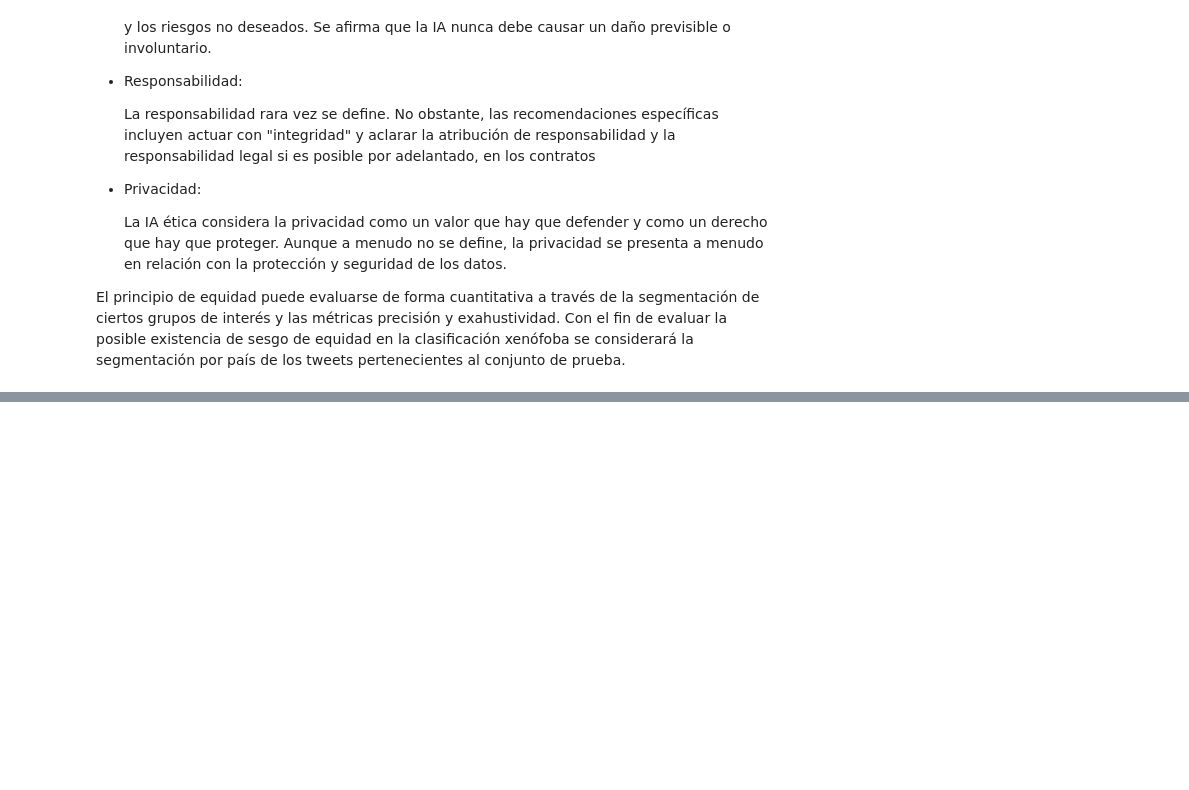
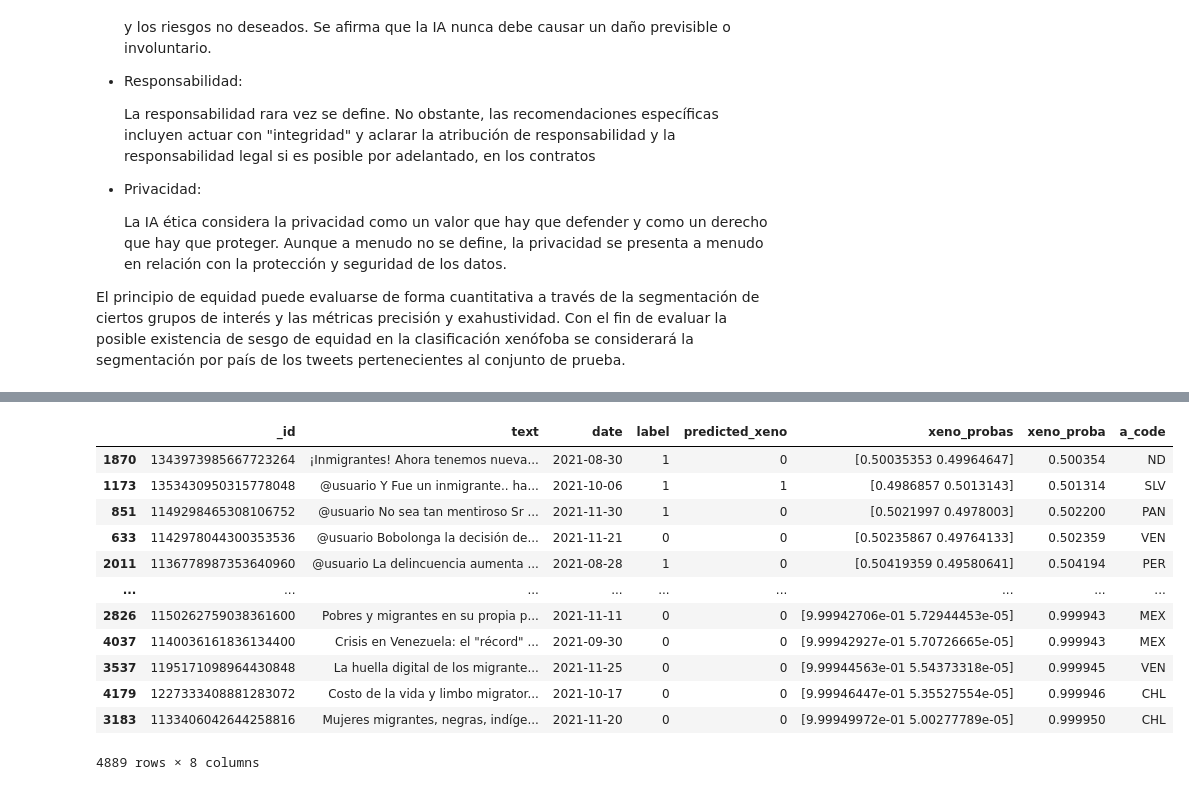
Before and after one commit to Entropia-AI/Workshop_2_Migracion, a Jupyter notebook: modelado/Fairness.ipynb, the cells around one changed output, grey strips where cells are left out. Drawn from its saved outputs; the diff is of its cells as text; code cells hidden in the pictures; blank space fills up the shorter version.

Commit message:
(chore):add fairness v0.01, add dataset for fairness eval

```diff
--- a/modelado/Fairness.ipynb
+++ b/modelado/Fairness.ipynb
@@ -148,0 +56,19 @@ with open('fairness_eval_pct.html', 'a') as f:
+# %%
+#read and show processed data
+labeled_data = pd.read_csv('./assets/data/fairness_data.csv')
+labeled_data.replace(np.nan, 'ND', inplace=True)
+labeled_data.sort_values(by='xeno_proba')
+# %% [output]
+|  | _id | text | date | label | predicted_xeno | xeno_probas | xeno_proba | a_code |
+| 1870 | 1343973985667723264 | ¡Inmigrantes! Ahora tenemos nueva... | 2021-08-30 | 1 | 0 | [0.50035353 0.49964647] | 0.500354 | ND |
+| 1173 | 1353430950315778048 | @usuario Y Fue un inmigrante.. ha... | 2021-10-06 | 1 | 1 | [0.4986857 0.5013143] | 0.501314 | SLV |
+| 851 | 1149298465308106752 | @usuario No sea tan mentiroso Sr ... | 2021-11-30 | 1 | 0 | [0.5021997 0.4978003] | 0.502200 | PAN |
+| 633 | 1142978044300353536 | @usuario Bobolonga la decisión de... | 2021-11-21 | 0 | 0 | [0.50235867 0.49764133] | 0.502359 | VEN |
+| 2011 | 1136778987353640960 | @usuario La delincuencia aumenta ... | 2021-08-28 | 1 | 0 | [0.50419359 0.49580641] | 0.504194 | PER |
+| ... | ... | ... | ... | ... | ... | ... | ... | ... |
+| 2826 | 1150262759038361600 | Pobres y migrantes en su propia p... | 2021-11-11 | 0 | 0 | [9.99942706e-01 5.72944453e-05] | 0.999943 | MEX |
+| 4037 | 1140036161836134400 | Crisis en Venezuela: el "récord" ... | 2021-09-30 | 0 | 0 | [9.99942927e-01 5.70726665e-05] | 0.999943 | MEX |
+| 3537 | 1195171098964430848 | La huella digital de los migrante... | 2021-11-25 | 0 | 0 | [9.99944563e-01 5.54373318e-05] | 0.999945 | VEN |
+| 4179 | 1227333408881283072 | Costo de la vida y limbo migrator... | 2021-10-17 | 0 | 0 | [9.99946447e-01 5.35527554e-05] | 0.999946 | CHL |
+| 3183 | 1133406042644258816 | Mujeres migrantes, negras, indíge... | 2021-11-20 | 0 | 0 | [9.99949972e-01 5.00277789e-05] | 0.999950 | CHL |
+4889 rows × 8 columns
```
Also changed, not shown: parts of 21 cells of this notebook, 1 other file.
